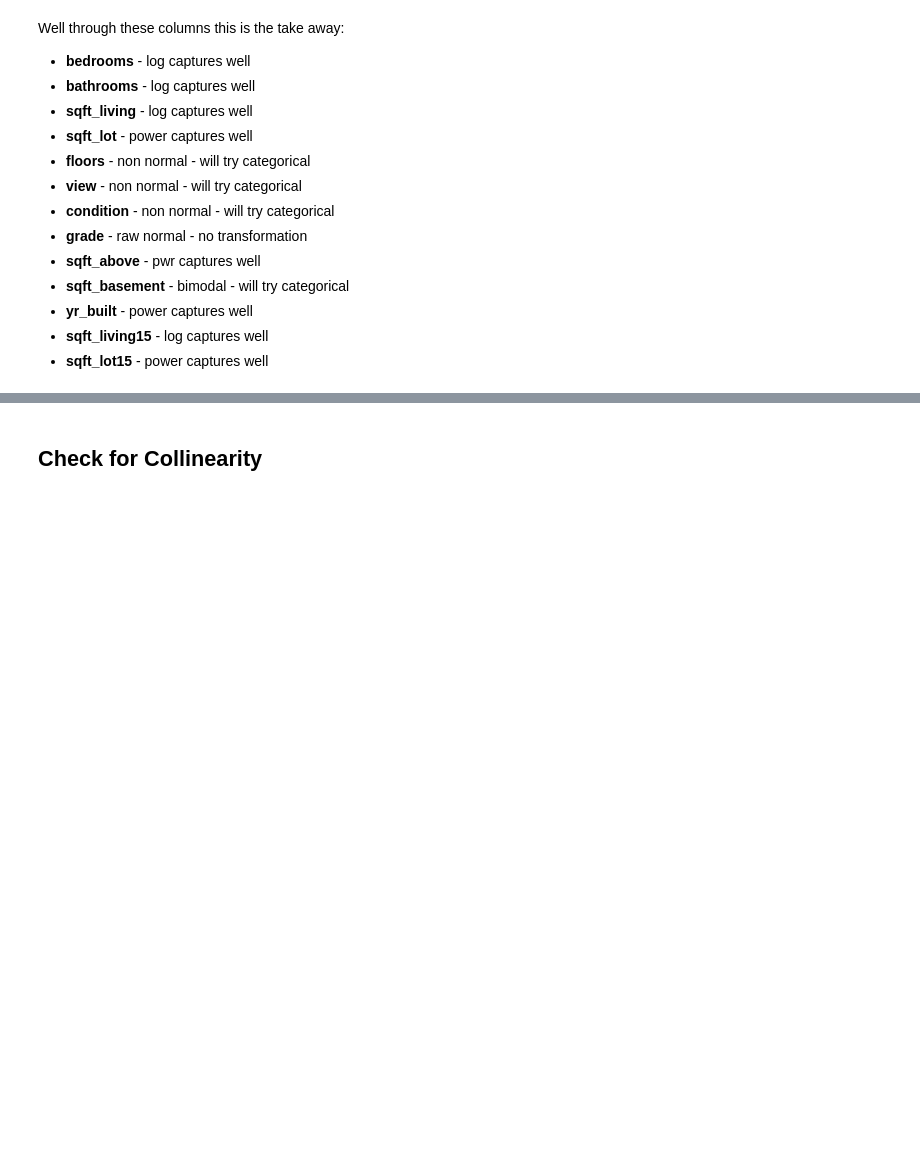
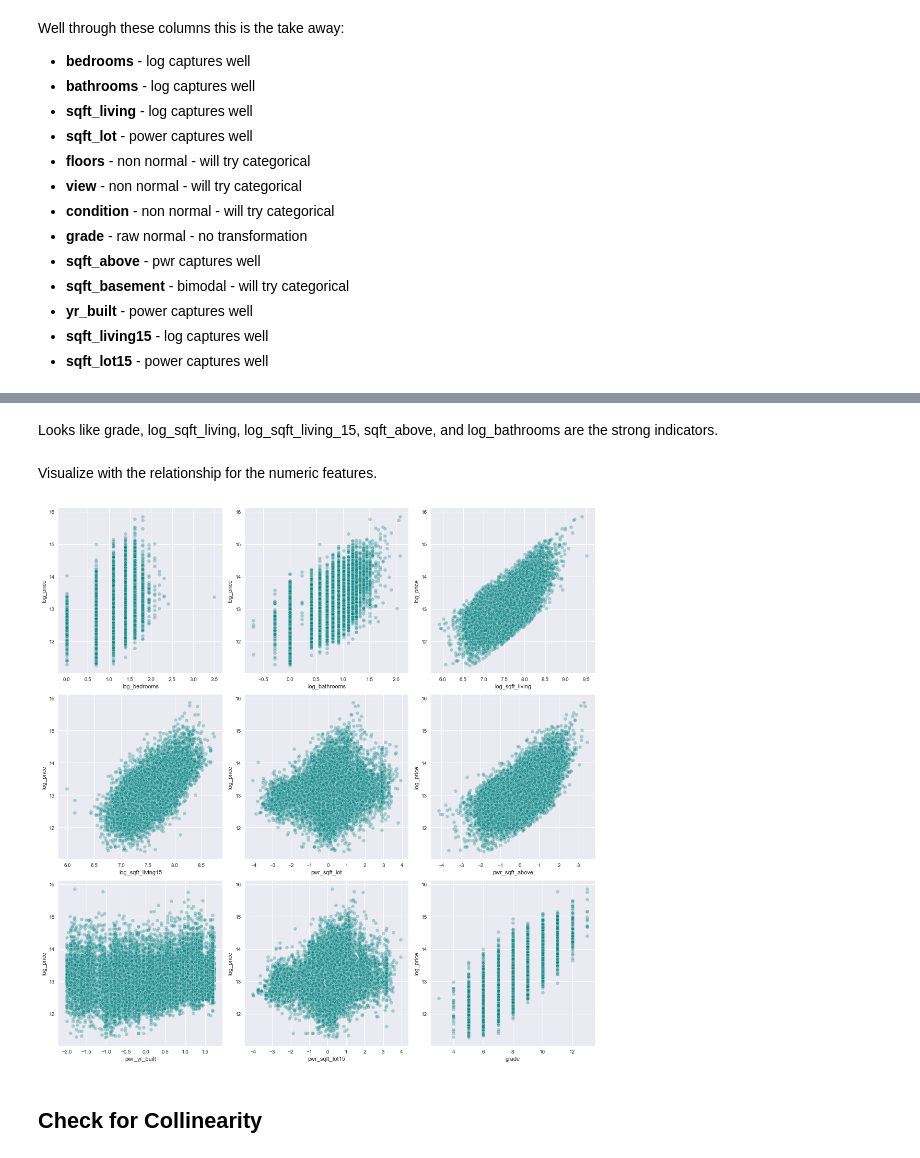
Before and after one commit to Patrickbfuller/lin_reg_tutorial, a Jupyter notebook: linear_regression.ipynb, the cells around one changed output, grey strips where cells are left out. Saved outputs shown, nothing was run; the diff lists cells and outputs as text; code cells hidden in the pictures; blank space fills up the shorter version.

```diff
--- a/linear_regression.ipynb
+++ b/linear_regression.ipynb
@@ -492,3 +492,6 @@ Well through these columns this is the take away:
 non_normal = ['floors', 'view', 'condition', 'sqft_basement']
 categorical = categorical + non_normal
 numeric = [x for x in numeric if x not in non_normal]
+# %%
+numeric_to_log = ['bedrooms', 'bathrooms', 'sqft_living', 'sqft_living15']
+numeric_to_pwr = [x for x in numeric if x not in numeric_to_log and x != 'grade']
@@ -494,0 +509,7 @@ numeric = [x for x in numeric if x not in non_normal]
+# %%
+df_tfm = pd.DataFrame()
+for col in numeric_to_log:
+    df_tfm.loc[:,f'log_{col}'] = np.log(df_viz[col])
+for col in numeric_to_pwr:
+    df_tfm.loc[:,f'pwr_{col}'] = power_transform(df_viz[[col]], method='box-cox')
+df_tfm[['grade', 'log_price']] = df_viz[['grade', 'log_price']]
@@ -495,3 +532,17 @@ numeric = [x for x in numeric if x not in non_normal]
+# %% [markdown]
+Looks like grade, log_sqft_living, log_sqft_living_15, sqft_above, and log_bathrooms are the strong indicators.
+# %% [markdown]
+Visualize with the relationship for the numeric features.
+# %%
+n = 1
+plt.figure(figsize=(15,15))
+for col in df_tfm.drop('log_price', axis=1):
+    plt.subplot(3,3,n)
+    n+=1
+    sns.scatterplot(df_tfm[col], df_tfm['log_price'], color='teal', alpha=0.3)
+plt.tight_layout()
+# %% [output]
+[figure, added]
 # %% [markdown]
 ## Check for Collinearity
 # %%
```
Also changed, not shown: parts of 10 cells of this notebook.
